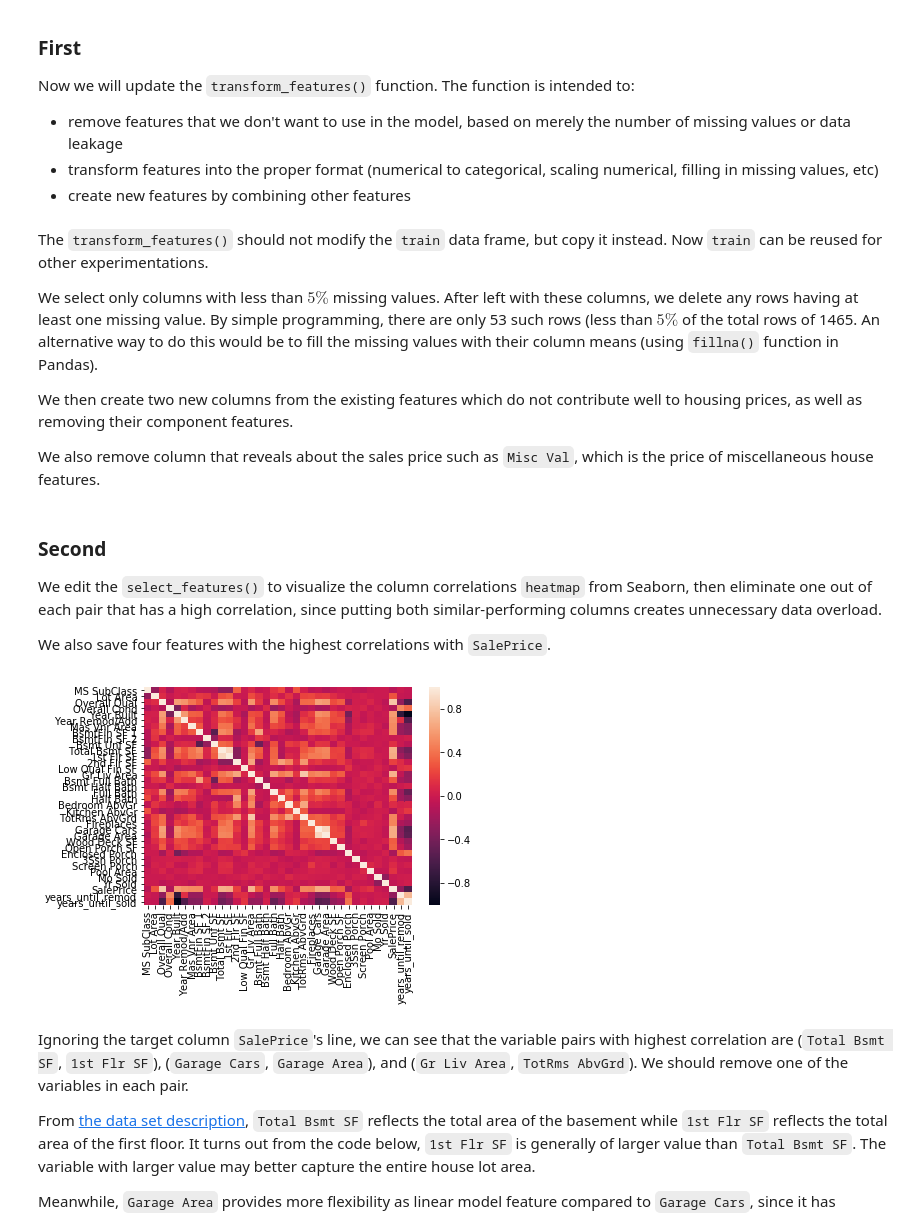
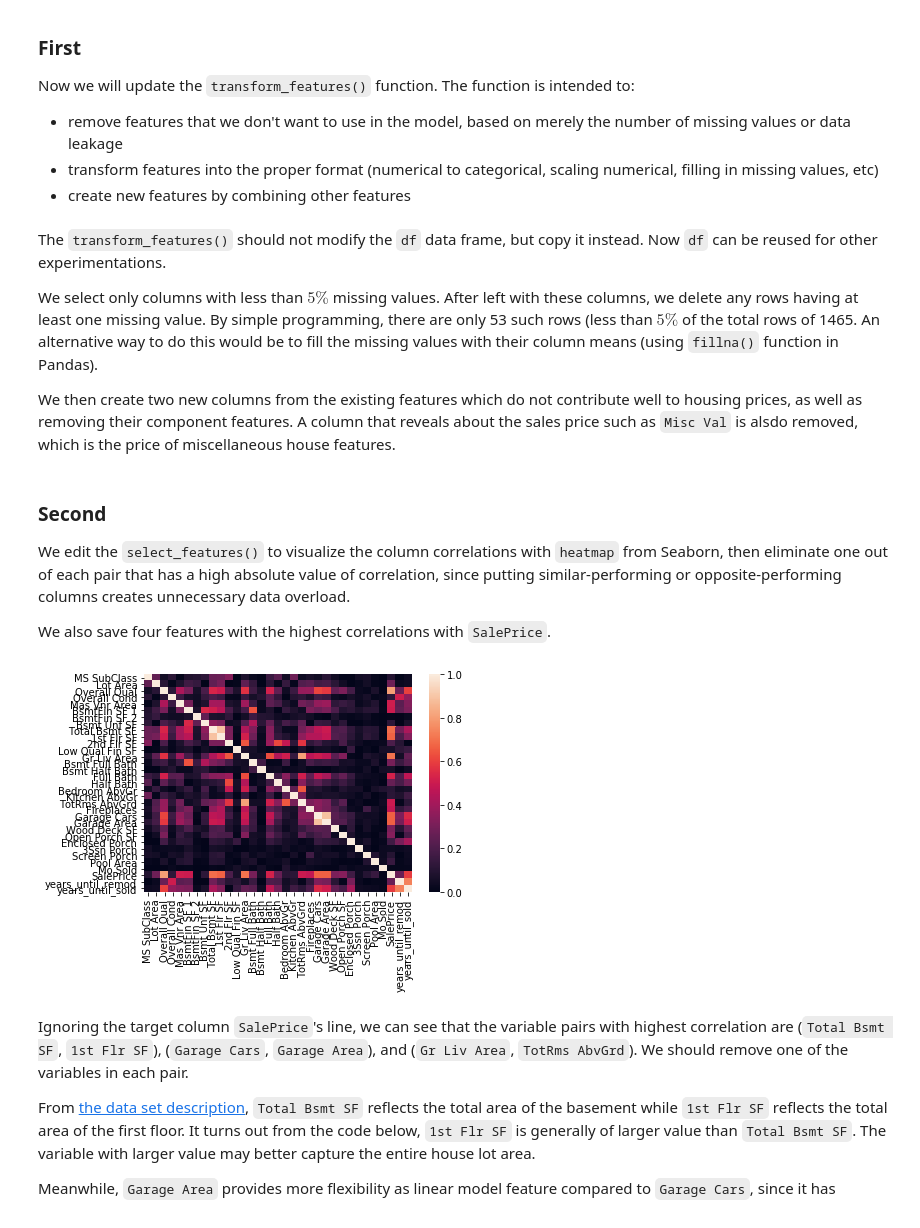
Before and after one commit to ShuuheiAlb/Dataquest.io-Guided-Projects, a Jupyter notebook: Guided Project_ Predicting House Sale Prices/Basics.ipynb, the cells around one changed output. Drawn from its saved outputs; the diff is of its cells as text; code cells hidden in the pictures.

Commit message:
Add files via upload
Change Feature Selection, add several data transformations.

```diff
--- a/Guided Project_ Predicting House Sale Prices/Basics.ipynb
+++ b/Guided Project_ Predicting House Sale Prices/Basics.ipynb
@@ -70,13 +70,11 @@ Now we will update the `transform_features()` function. The function is intended
 * transform features into the proper format (numerical to categorical, scaling numerical, filling in missing values, etc)
 * create new features by combining other features
 # %% [markdown]
-The `transform_features()` should not modify the `train` data frame, but copy it instead. Now `train` can be reused for other experimentations.
+The `transform_features()` should not modify the `df` data frame, but copy it instead. Now `df` can be reused for other experimentations.
 
 We select only columns with less than $5\%$ missing values. After left with these columns, we delete any rows having at least one missing value. By simple programming, there are only 53 such rows (less than $5\%$ of the total rows of 1465. An alternative way to do this would be to fill the missing values with their column means (using `fillna()` function in Pandas).
 
-We then create two new columns from the existing features which do not contribute well to housing prices, as well as removing their component features.
-
-We also remove column that reveals about the sales price such as `Misc Val`, which is the price of miscellaneous house features.
+We then create two new columns from the existing features which do not contribute well to housing prices, as well as removing their component features. A column that reveals about the sales price such as `Misc Val` is alsdo removed, which is the price of miscellaneous house features.
 # %%
 def transform_features(df):
     # Copy df data
@@ -94,7 +92,8 @@ def transform_features(df):
     df_cp["years_until_sold"] = df_cp["Yr Sold"] - df_cp["Year Built"]
 
     # Remove columns that are just unuseful
-    df_cp.drop(columns = ["Order", "PID"], inplace = True)
+    df_cp.drop(columns = ["Order", "PID",
+                         "Year Built", "Year Remod/Add", "Yr Sold"], inplace = True)
     # Remove columns that leak data about final sales
     df_cp.drop(columns = ["Misc Val"], inplace = True)
 
@@ -105,23 +104,23 @@ transformed_train = transform_features(train)
 # %% [markdown]
 ### Second
 
-We edit the `select_features()` to visualize the column correlations `heatmap` from Seaborn, then eliminate one out of each pair that has a high correlation, since putting both similar-performing columns creates unnecessary data overload.
+We edit the `select_features()` to visualize the column correlations with `heatmap` from Seaborn, then eliminate one out of each pair that has a high absolute value of correlation, since putting similar-performing or opposite-performing columns creates unnecessary data overload.
 
 We also save four features with the highest correlations with `SalePrice`.
 # %%
 import seaborn as sns
 
 def select_features(df):
     df = transform_features(df)
     # TRY: check numeric columns with high correlations
-    corr_matrix = df.corr()
+    corr_matrix = df.corr().abs()
     sns.heatmap(corr_matrix, xticklabels = True, yticklabels = True)
     plt.show()
     return df
 
 selected_train = select_features(train)
 # %% [output]
-[figure, old version]
+[figure, new version]
 # %% [markdown]
 Ignoring the target column `SalePrice`'s line, we can see that the variable pairs with highest correlation are (`Total Bsmt SF`, `1st Flr SF`), (`Garage Cars`, `Garage Area`), and (`Gr Liv Area`, `TotRms AbvGrd`). We should remove one of the variables in each pair.
 
```
Also changed, not shown: parts of 6 cells of this notebook.
